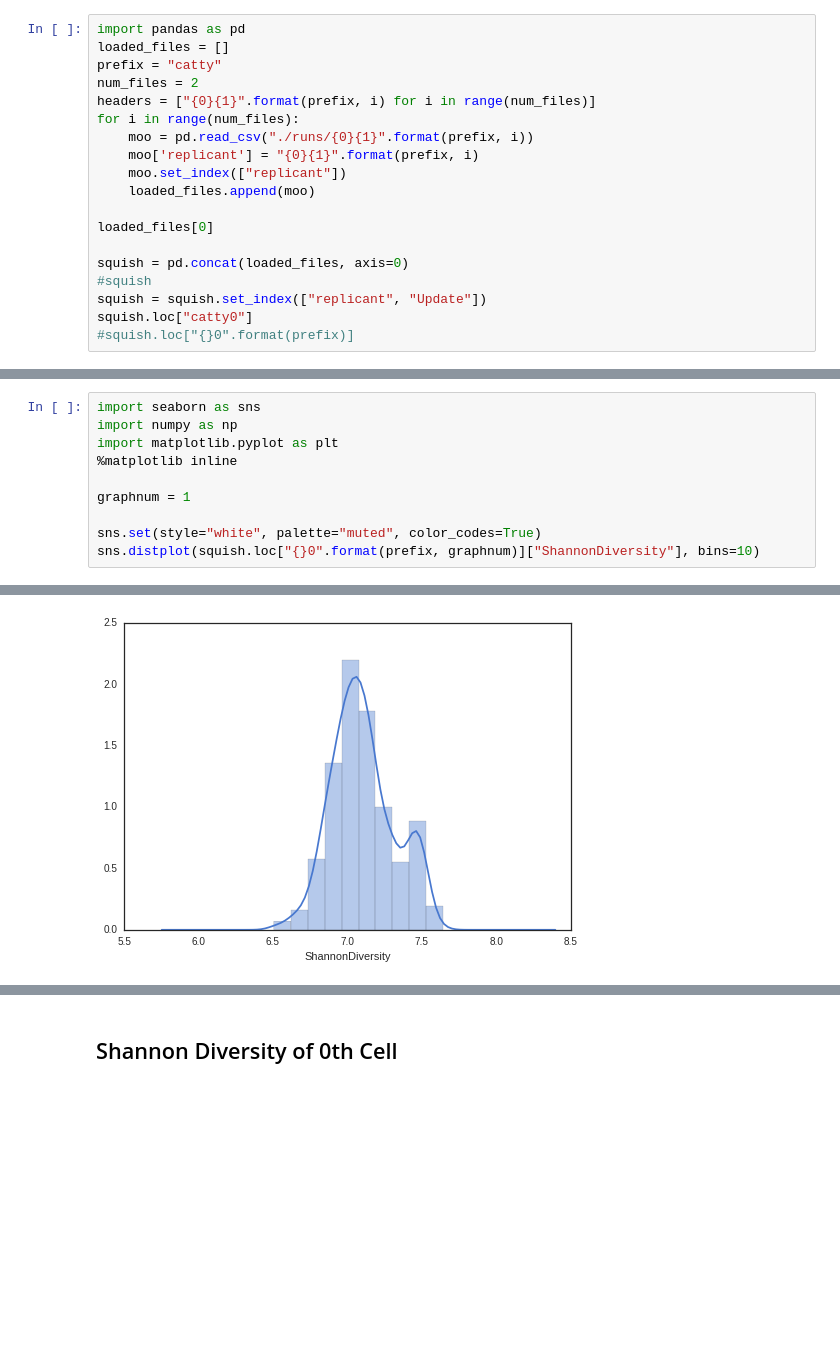
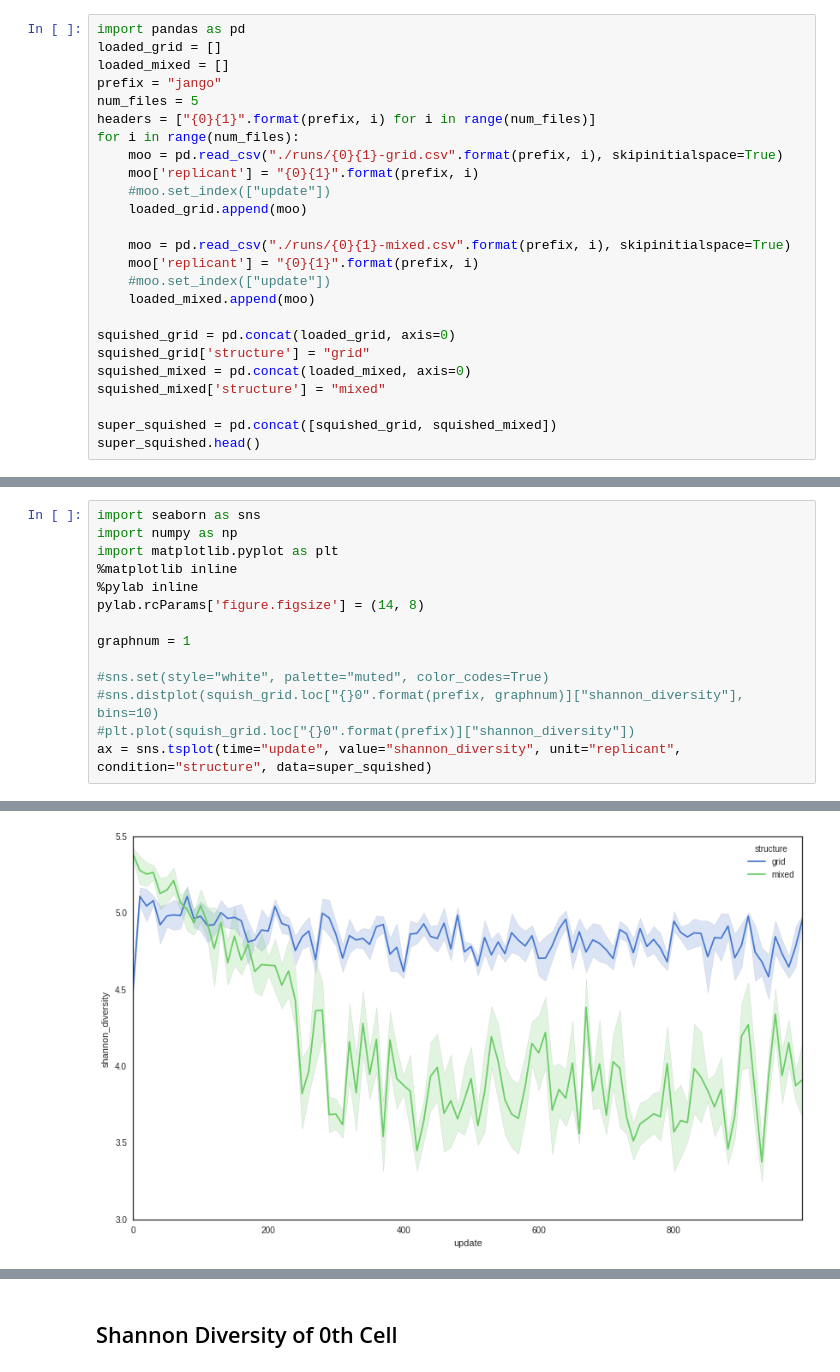
Before and after one commit to devosoft/Empirical, a Jupyter notebook: examples/evo/replica_runs_analysis.ipynb, the cells around one changed output, grey strips where cells are left out. Drawn from its saved outputs; the diff is of its cells as text; blank space fills up the shorter version.

```diff
--- a/examples/evo/replica_runs_analysis.ipynb
+++ b/examples/evo/replica_runs_analysis.ipynb
@@ -1,20 +1,26 @@
 # %%
 import pandas as pd
-loaded_files = []
-prefix = "catty"
-num_files = 2
+loaded_grid = []
+loaded_mixed = []
+prefix = "jango"
+num_files = 5
 headers = ["{0}{1}".format(prefix, i) for i in range(num_files)]
 for i in range(num_files):
-    moo = pd.read_csv("./runs/{0}{1}".format(prefix, i))
+    moo = pd.read_csv("./runs/{0}{1}-grid.csv".format(prefix, i), skipinitialspace=True)
     moo['replicant'] = "{0}{1}".format(prefix, i)
-    moo.set_index(["replicant"])
-    loaded_files.append(moo)
+    #moo.set_index(["update"])
+    loaded_grid.append(moo)
 
-loaded_files[0]
+    moo = pd.read_csv("./runs/{0}{1}-mixed.csv".format(prefix, i), skipinitialspace=True)
+    moo['replicant'] = "{0}{1}".format(prefix, i)
+    #moo.set_index(["update"])
+    loaded_mixed.append(moo)
 
-squish = pd.concat(loaded_files, axis=0)
-#squish
-squish = squish.set_index(["replicant", "Update"])
-squish.loc["catty0"]
-#squish.loc["{}0".format(prefix)]
+squished_grid = pd.concat(loaded_grid, axis=0)
+squished_grid['structure'] = "grid"
+squished_mixed = pd.concat(loaded_mixed, axis=0)
+squished_mixed['structure'] = "mixed"
+
+super_squished = pd.concat([squished_grid, squished_mixed])
+super_squished.head()
 # %% [output]
@@ -45,9 +38,13 @@ import seaborn as sns
 import numpy as np
 import matplotlib.pyplot as plt
 %matplotlib inline
+%pylab inline
+pylab.rcParams['figure.figsize'] = (14, 8)
 
 graphnum = 1
 
-sns.set(style="white", palette="muted", color_codes=True)
-sns.distplot(squish.loc["{}0".format(prefix, graphnum)]["ShannonDiversity"], bins=10)
+#sns.set(style="white", palette="muted", color_codes=True)
+#sns.distplot(squish_grid.loc["{}0".format(prefix, graphnum)]["shannon_diversity"], bins=10)
+#plt.plot(squish_grid.loc["{}0".format(prefix)]["shannon_diversity"])
+ax = sns.tsplot(time="update", value="shannon_diversity", unit="replicant", condition="structure", data=super_squished)
 # %% [output]
@@ -55 +52 @@ sns.distplot(squish.loc["{}0".format(prefix, graphnum)]["ShannonDiversity"], bin
-[figure, old version]
+[figure, new version]
```
Also changed, not shown: parts of 5 cells of this notebook, 16 other files.
